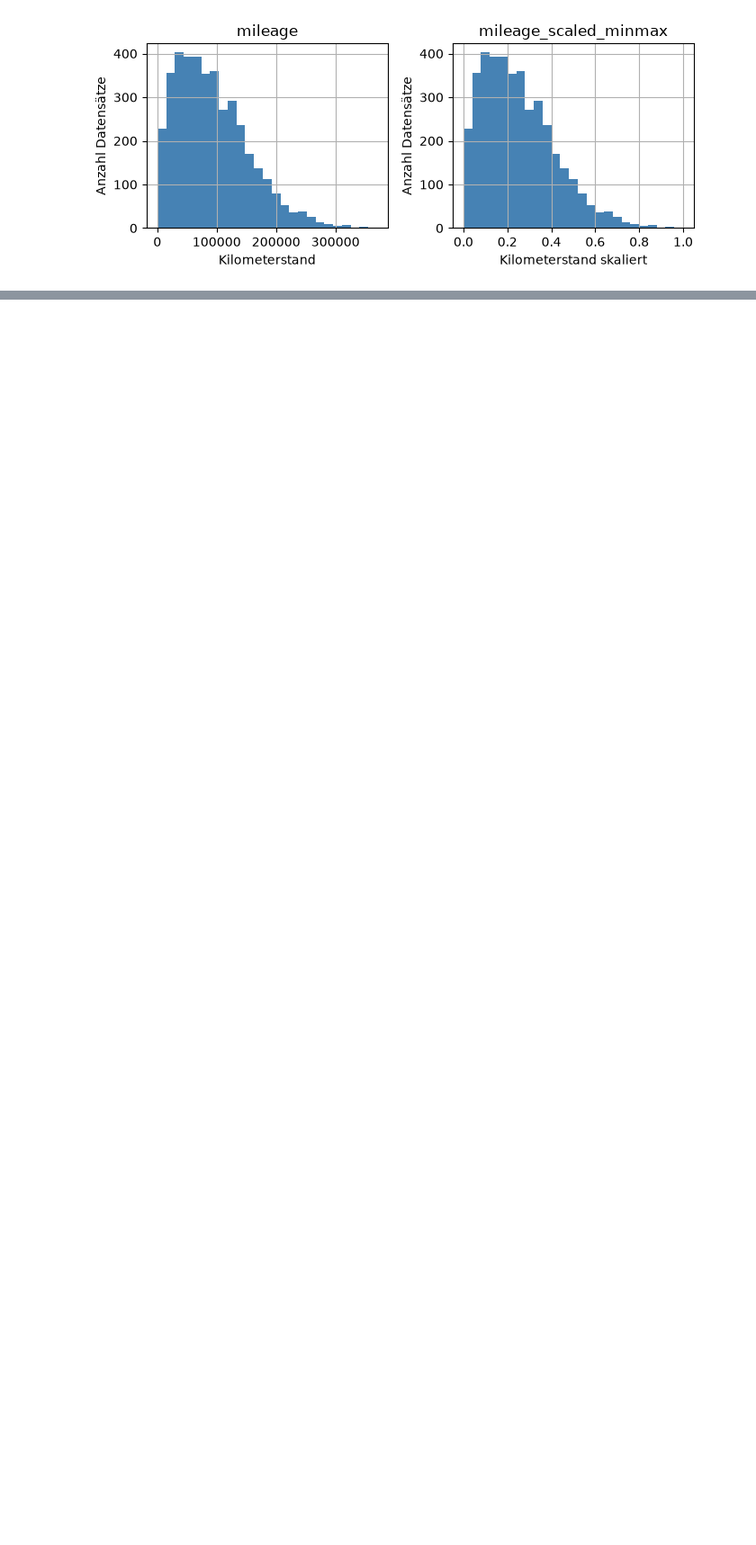
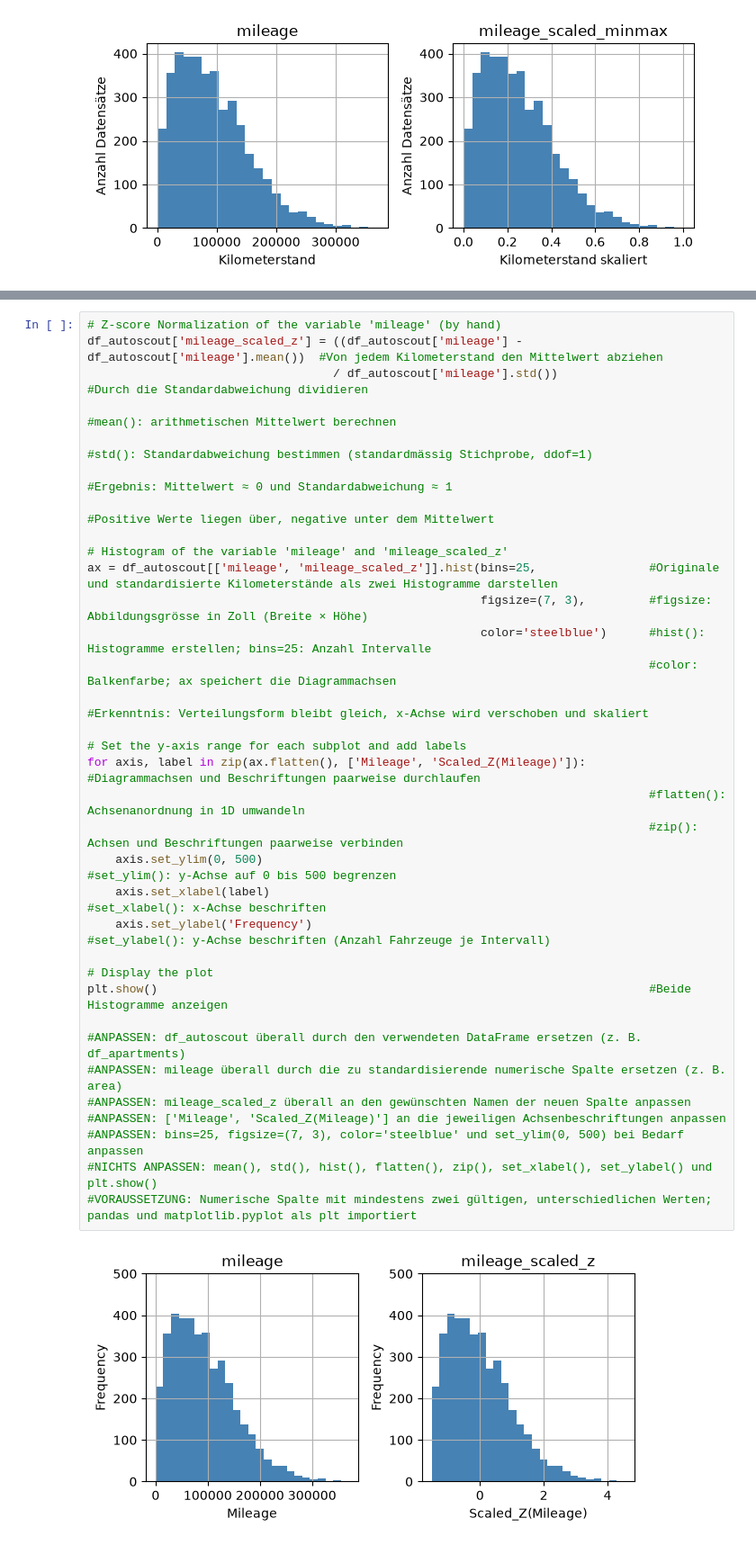
Before and after one commit to pyrat12/DS_HS2026_LNW, a Jupyter notebook: DS_HS2026_LNW_I_Examples/AP02/AP02 Spick.ipynb, the cells around one changed output, grey strips where cells are left out. Shown at 90% size. Drawn from its saved outputs; the diff is of its cells as text; blank space fills up the shorter version.

```diff
--- a/DS_HS2026_LNW_I_Examples/AP02/AP02 Spick.ipynb
+++ b/DS_HS2026_LNW_I_Examples/AP02/AP02 Spick.ipynb
@@ -849,0 +1025,36 @@ plt.show()
+# %%
+# Z-score Normalization of the variable 'mileage' (by hand)
+df_autoscout['mileage_scaled_z'] = ((df_autoscout['mileage'] - df_autoscout['mileage'].mean())  #Von jedem Kilometerstand den Mittelwert abziehen
+                                   / df_autoscout['mileage'].std())                             #Durch die Standardabweichung dividieren
+                                                                                                #mean(): arithmetischen Mittelwert berechnen
+                                                                                                #std(): Standardabweichung bestimmen (standardmässig Stichprobe, ddof=1)
+                                                                                                #Ergebnis: Mittelwert ≈ 0 und Standardabweichung ≈ 1
+                                                                                                #Positive Werte liegen über, negative unter dem Mittelwert
+
+# Histogram of the variable 'mileage' and 'mileage_scaled_z'
+ax = df_autoscout[['mileage', 'mileage_scaled_z']].hist(bins=25,                #Originale und standardisierte Kilometerstände als zwei Histogramme darstellen
+                                                        figsize=(7, 3),         #figsize: Abbildungsgrösse in Zoll (Breite × Höhe)
+                                                        color='steelblue')      #hist(): Histogramme erstellen; bins=25: Anzahl Intervalle
+                                                                                #color: Balkenfarbe; ax speichert die Diagrammachsen
+                                                                                #Erkenntnis: Verteilungsform bleibt gleich, x-Achse wird verschoben und skaliert
+
+# Set the y-axis range for each subplot and add labels
+for axis, label in zip(ax.flatten(), ['Mileage', 'Scaled_Z(Mileage)']):         #Diagrammachsen und Beschriftungen paarweise durchlaufen
+                                                                                #flatten(): Achsenanordnung in 1D umwandeln
+                                                                                #zip(): Achsen und Beschriftungen paarweise verbinden
+    axis.set_ylim(0, 500)                                                       #set_ylim(): y-Achse auf 0 bis 500 begrenzen
+    axis.set_xlabel(label)                                                      #set_xlabel(): x-Achse beschriften
+    axis.set_ylabel('Frequency')                                                #set_ylabel(): y-Achse beschriften (Anzahl Fahrzeuge je Intervall)
+
+# Display the plot
+plt.show()                                                                      #Beide Histogramme anzeigen
+
+#ANPASSEN: df_autoscout überall durch den verwendeten DataFrame ersetzen (z. B. df_apartments)
+#ANPASSEN: mileage überall durch die zu standardisierende numerische Spalte ersetzen (z. B. area)
+#ANPASSEN: mileage_scaled_z überall an den gewünschten Namen der neuen Spalte anpassen
+#ANPASSEN: ['Mileage', 'Scaled_Z(Mileage)'] an die jeweiligen Achsenbeschriftungen anpassen
+#ANPASSEN: bins=25, figsize=(7, 3), color='steelblue' und set_ylim(0, 500) bei Bedarf anpassen
+#NICHTS ANPASSEN: mean(), std(), hist(), flatten(), zip(), set_xlabel(), set_ylabel() und plt.show()
+#VORAUSSETZUNG: Numerische Spalte mit mindestens zwei gültigen, unterschiedlichen Werten; pandas und matplotlib.pyplot als plt importiert
+# %% [output]
+[figure, added]
```
Also changed, not shown: parts of 32 cells of this notebook.
